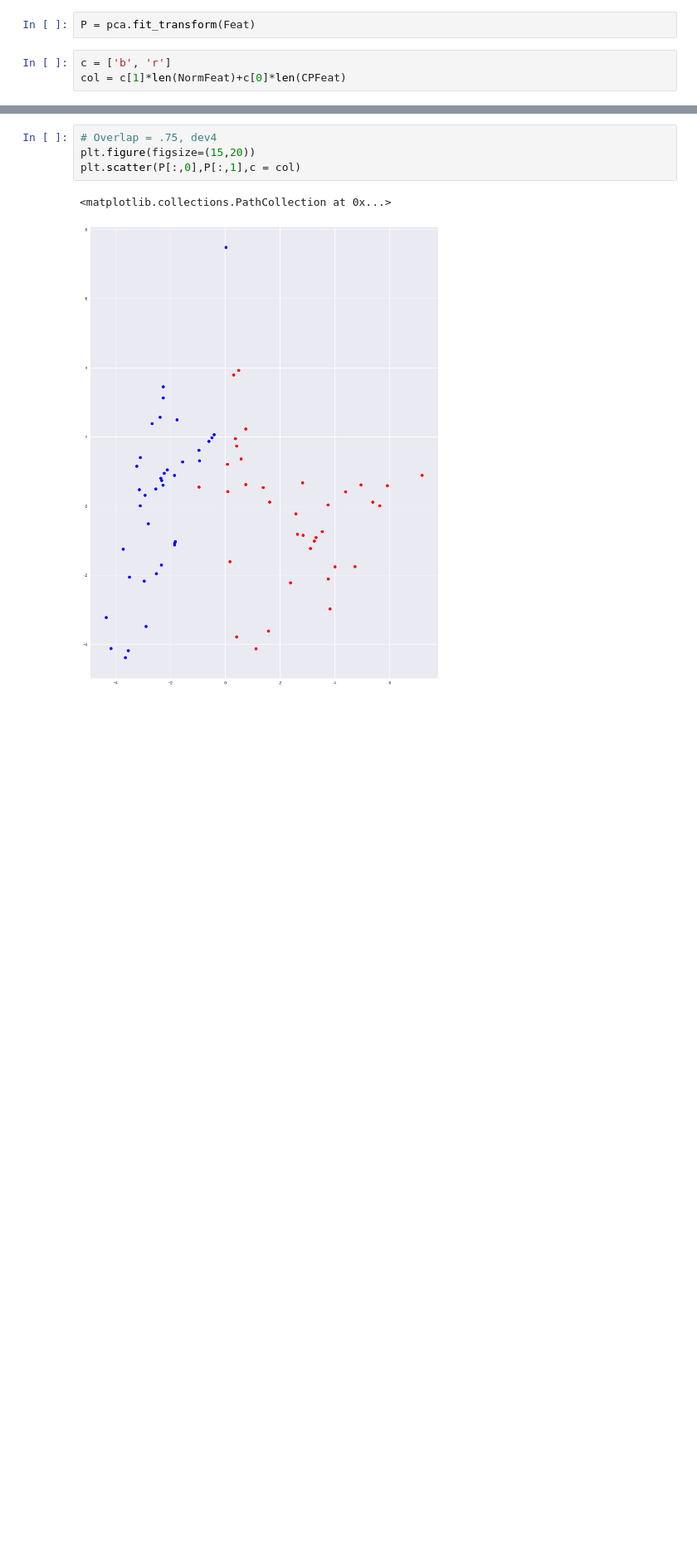
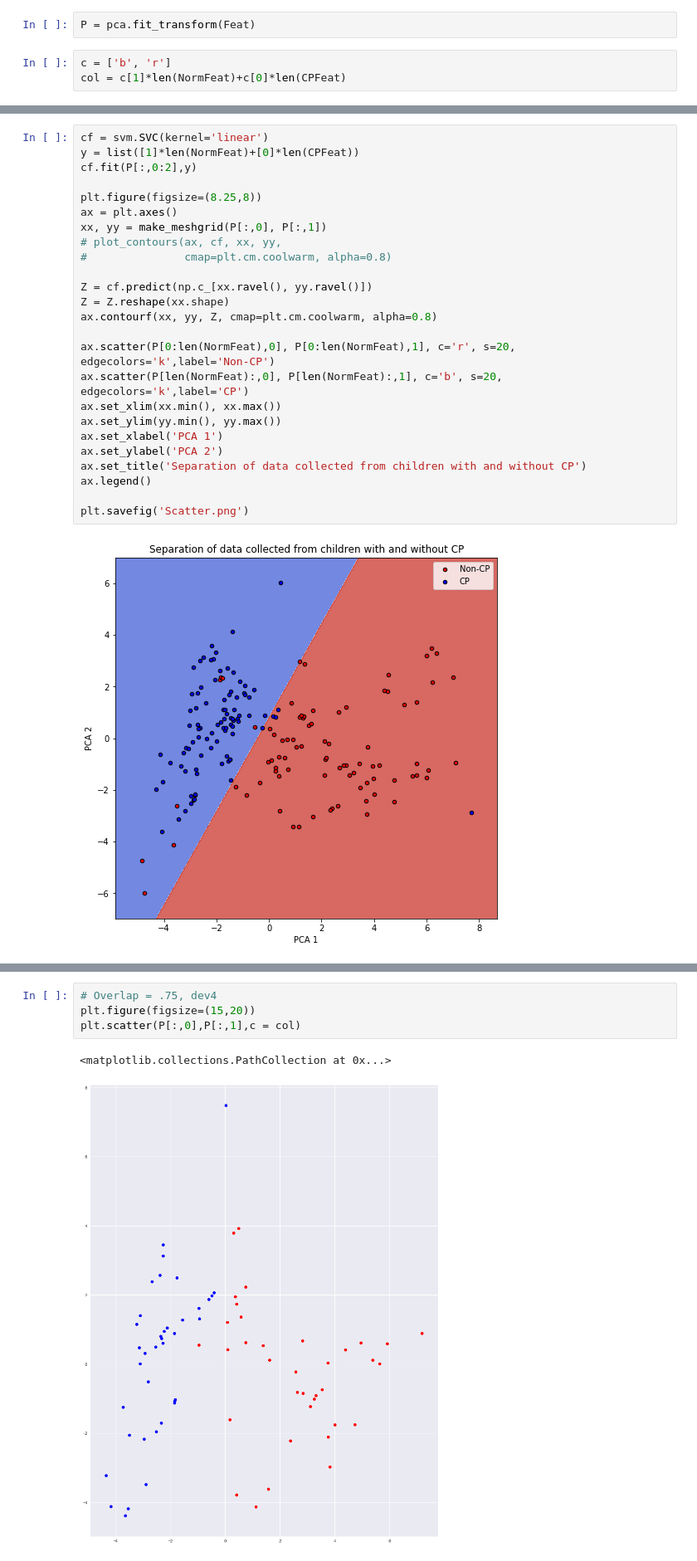
Before and after one commit to nshawen/CPAnalysis, a Jupyter notebook: CP Pilot Analysis.ipynb, the cells around one changed output, grey strips where cells are left out. Shown at 83% size. Drawn from its saved outputs; the diff is of its cells as text; blank space fills up the shorter version.

```diff
--- a/CP Pilot Analysis.ipynb
+++ b/CP Pilot Analysis.ipynb
@@ -212,0 +250,27 @@ array([  4.35720845e-01,   2.32873264e-01,   1.21124895e-01,
+# %%
+cf = svm.SVC(kernel='linear')
+y = list([1]*len(NormFeat)+[0]*len(CPFeat))
+cf.fit(P[:,0:2],y)
+
+plt.figure(figsize=(8.25,8))
+ax = plt.axes()
+xx, yy = make_meshgrid(P[:,0], P[:,1])
+# plot_contours(ax, cf, xx, yy,
+#               cmap=plt.cm.coolwarm, alpha=0.8)
+
+Z = cf.predict(np.c_[xx.ravel(), yy.ravel()])
+Z = Z.reshape(xx.shape)
+ax.contourf(xx, yy, Z, cmap=plt.cm.coolwarm, alpha=0.8)
+
+ax.scatter(P[0:len(NormFeat),0], P[0:len(NormFeat),1], c='r', s=20, edgecolors='k',label='Non-CP')
+ax.scatter(P[len(NormFeat):,0], P[len(NormFeat):,1], c='b', s=20, edgecolors='k',label='CP')
+ax.set_xlim(xx.min(), xx.max())
+ax.set_ylim(yy.min(), yy.max())
+ax.set_xlabel('PCA 1')
+ax.set_ylabel('PCA 2')
+ax.set_title('Separation of data collected from children with and without CP')
+ax.legend()
+
+plt.savefig('Scatter.png')
+# %% [output]
+[figure, added]
```
Also changed, not shown: parts of 23 cells of this notebook.
